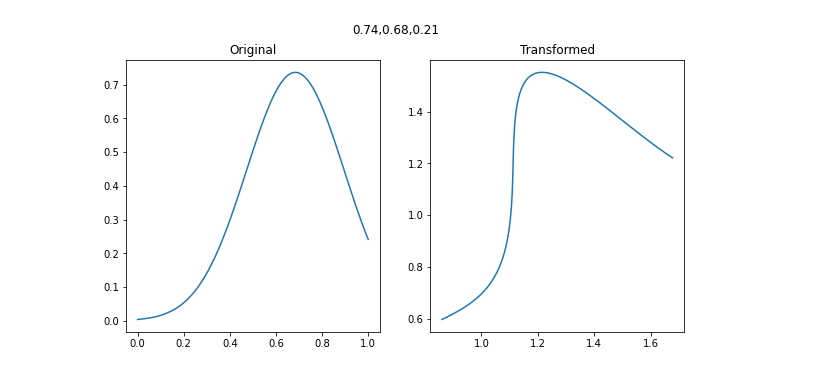
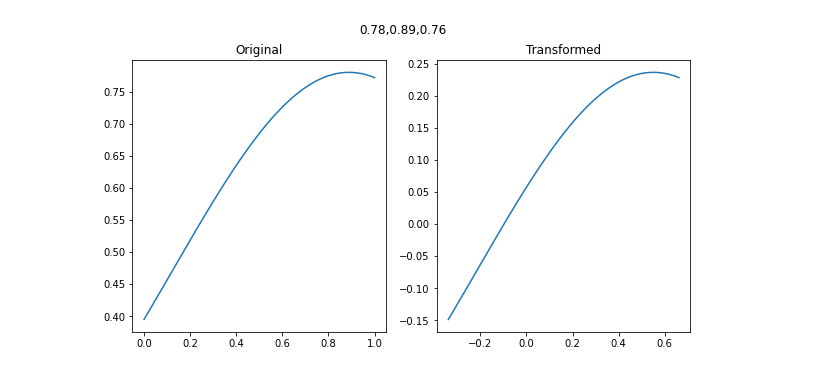
Before and after one commit to kiranvad/equivariant-MLP, a Jupyter notebook: examples/01-gaussians.ipynb, the cells around one changed output. Drawn from its saved outputs; the diff is of its cells as text; code cells hidden in the pictures.

```diff
--- a/examples/01-gaussians.ipynb
+++ b/examples/01-gaussians.ipynb
@@ -29,18 +43,15 @@ import spectroscopy as ss
 # %%
 # set up hyper-parameters
-BATCH_SIZE = 64
+BATCH_SIZE = 128
 ALPHA=3e-3
-NUM_EPOCHS=500
-ND = 20
+NUM_EPOCHS=1000
+ND = 3000
 # %%
 class Gaussians:
-    def __init__(self, Nd=10):
-        self.Nd = Nd
+    def __init__(self, N=1000):
+        self.N = N
         self.grid_points = np.linspace(0,1,num=100)
-        A = np.linspace(0,1,num = Nd)
-        B = np.linspace(0,1, num=Nd)
-        C = np.linspace(1e-3,1, num=Nd)
-        self.Y = ss.Grid(A, B,C)
+        self.Y = np.random.rand(self.N,3)
         self.X = np.array([self.gaussian(self.grid_points, a, b, c) for (a,b,c) in self.Y])
 
     def gaussian(self, x, a, b,c):
@@ -61,7 +72,7 @@ class Gaussians:
     def __len__(self):
         return len(self.Y)
 
-datasets = split_dataset(Gaussians(Nd=ND),splits={'train':-1,'test':0.2, 'val':0.1})
+datasets = split_dataset(Gaussians(N=ND),splits={'train':-1,'test':0.2, 'val':0.1})
 dataloaders = {k:DataLoader(v,batch_size=min(BATCH_SIZE,len(v)),shuffle=(k=='train'),
             num_workers=0,pin_memory=False) for k,v in datasets.items()}
 # %%
@@ -76,35 +87,35 @@ class SE3(Group):
         self.lie_algebra[2,...] = np.array([[0,0,0],[0,0,1],[0,0,0]])
         super().__init__(n)
 
 class T2(Group):
   def __init__(self, n=2):
     """Translation group in two-dimensions
     """
     assert n==2, 'This is only for T(2) not %d'%n
     self.lie_algebra = np.zeros((2,3,3))
     self.lie_algebra[0,...] = np.array([[0,0,1],[0,0,0],[0,0,0]])
     self.lie_algebra[1,...] = np.array([[0,0,0],[0,0,1],[0,0,0]])
     super().__init__(n)
 
-#G = T2(2)
-G = SE3(3)
+G = T2(2)
+#G = SE3(3)
 g = G.sample()
 v, label = next(iter(dataloaders['train']))
 v = jnp.asarray(v[0,...]).reshape(100,3)
 label = label[0]
 rep_in = 100*V**1
 
 rho_v = rep_in(G).rho_dense(g)@v.flatten()
 rho_v = rho_v.reshape(v.shape)
 
 fig, axs = plt.subplots(1,2,figsize=(5*2,5))
 axs[0].plot(v[:,0],v[:,1], label='original')
 axs[0].set_title('Original')
 axs[1].plot(rho_v[:,0], rho_v[:,1], label='transformed')
 axs[1].set_title('Transformed')
 fig.suptitle(','.join('%.2f'%(i) for i in label.numpy()))
 plt.show()
 # %% [output]
-[figure, old version]
+[figure, new version]
 # %%
 rep_out = 3*V**0
```
Also changed, not shown: parts of 8 cells of this notebook.
